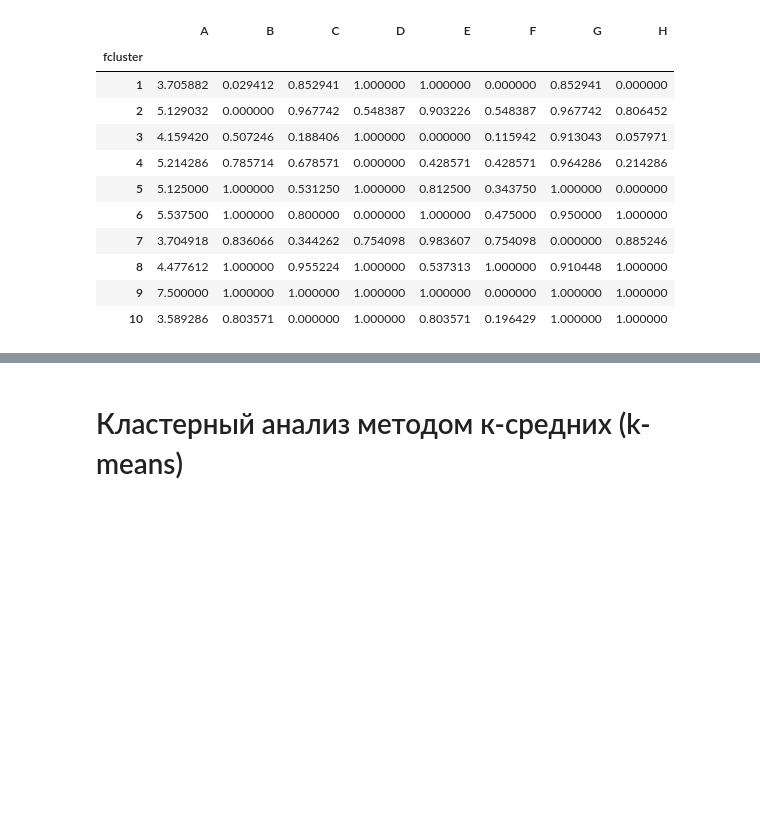
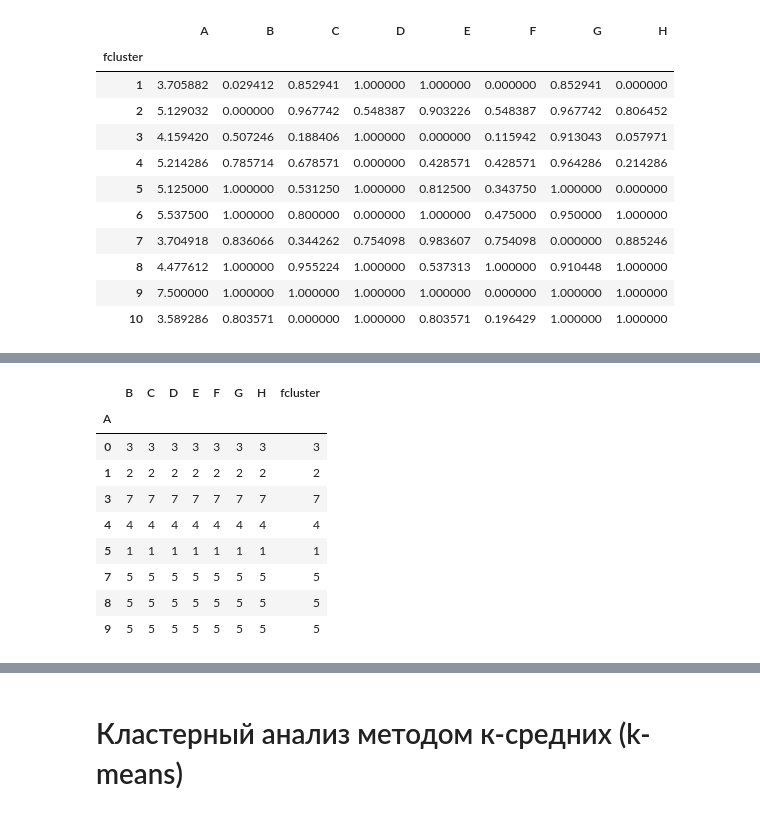
Before and after one commit to mshsvnv/ITMO_data_analysis, a Jupyter notebook: lab_01_03/main.ipynb, the cells around one changed output, grey strips where cells are left out. Saved outputs shown, nothing was run; the diff lists cells and outputs as text; code cells hidden in the pictures; blank space fills up the shorter version.

```diff
--- a/lab_01_03/main.ipynb
+++ b/lab_01_03/main.ipynb
@@ -238,0 +317,14 @@ digit_visual(df.groupby('fcluster').mean())
+# %%
+# Детальнее рассмотрим 5й кластер
+df[df['fcluster'] == 5].groupby('A').count()
+# %% [output]
+|  | B | C | D | E | F | G | H | fcluster |
+| A |  |  |  |  |  |  |  |  |
+| 0 | 3 | 3 | 3 | 3 | 3 | 3 | 3 | 3 |
+| 1 | 2 | 2 | 2 | 2 | 2 | 2 | 2 | 2 |
+| 3 | 7 | 7 | 7 | 7 | 7 | 7 | 7 | 7 |
+| 4 | 4 | 4 | 4 | 4 | 4 | 4 | 4 | 4 |
+| 5 | 1 | 1 | 1 | 1 | 1 | 1 | 1 | 1 |
+| 7 | 5 | 5 | 5 | 5 | 5 | 5 | 5 | 5 |
+| 8 | 5 | 5 | 5 | 5 | 5 | 5 | 5 | 5 |
+| 9 | 5 | 5 | 5 | 5 | 5 | 5 | 5 | 5 |
```
Also changed, not shown: parts of 16 cells of this notebook.
